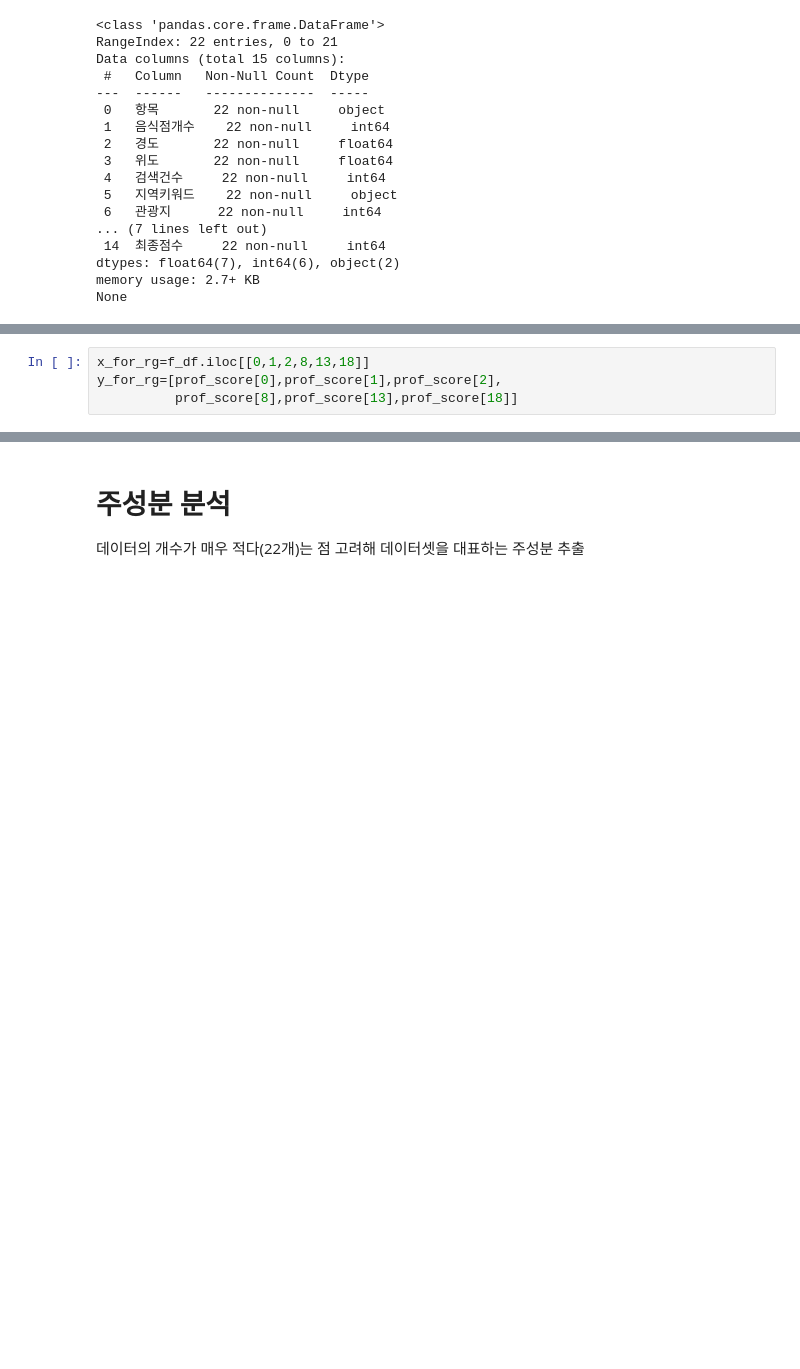
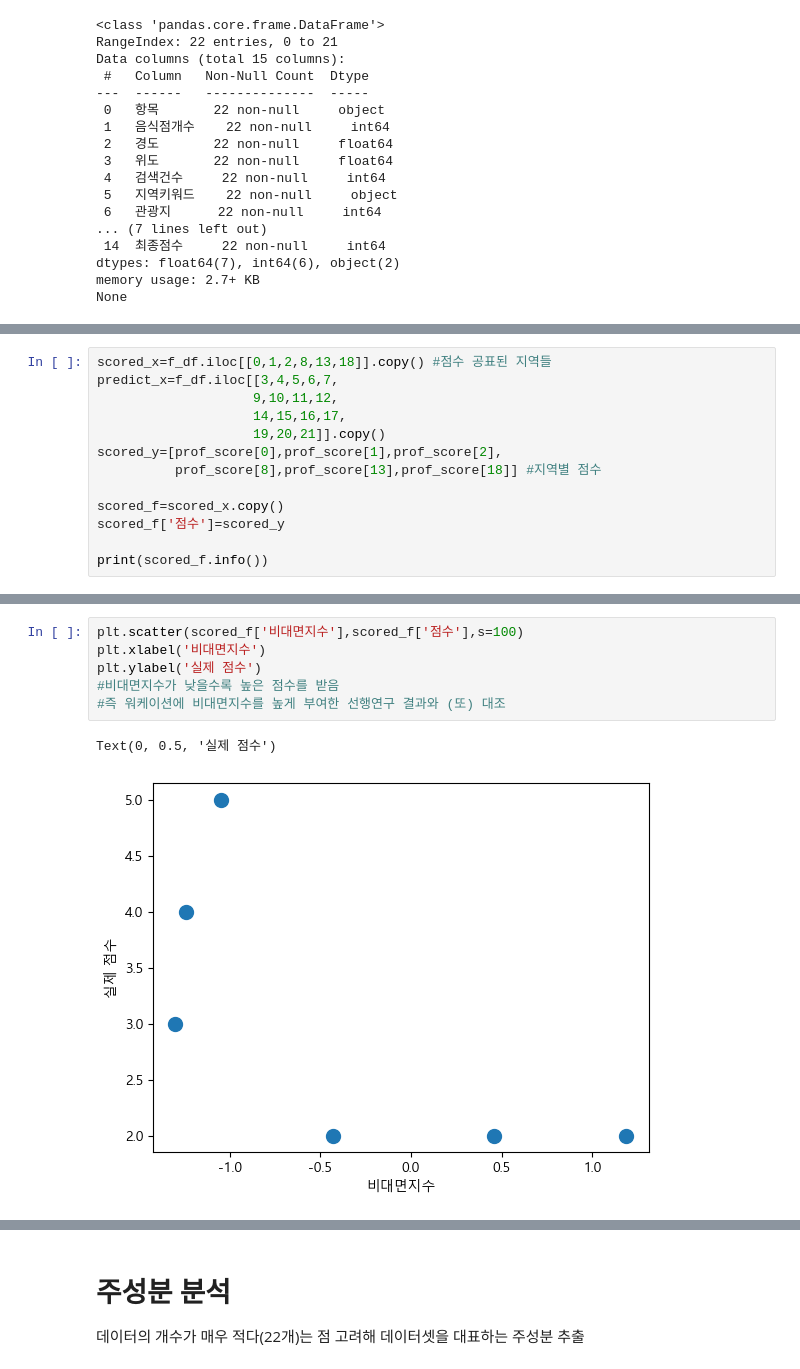
Before and after one commit to sheershay/ise-sr-project, a Jupyter notebook: clustering/clustering.ipynb, the cells around one changed output, grey strips where cells are left out. Saved outputs shown, nothing was run; the diff lists cells and outputs as text; blank space fills up the shorter version.

```diff
--- a/clustering/clustering.ipynb
+++ b/clustering/clustering.ipynb
@@ -373,4 +356,13 @@ None
 # %%
-x_for_rg=f_df.iloc[[0,1,2,8,13,18]]
-y_for_rg=[prof_score[0],prof_score[1],prof_score[2],
-          prof_score[8],prof_score[13],prof_score[18]]
+scored_x=f_df.iloc[[0,1,2,8,13,18]].copy() #점수 공표된 지역들
+predict_x=f_df.iloc[[3,4,5,6,7,
+                    9,10,11,12,
+                    14,15,16,17,
+                    19,20,21]].copy()
+scored_y=[prof_score[0],prof_score[1],prof_score[2],
+          prof_score[8],prof_score[13],prof_score[18]] #지역별 점수
+
+scored_f=scored_x.copy()
+scored_f['점수']=scored_y
+
+print(scored_f.info())
@@ -377,2 +387,11 @@ y_for_rg=[prof_score[0],prof_score[1],prof_score[2],
+# %%
+plt.scatter(scored_f['비대면지수'],scored_f['점수'],s=100)
+plt.xlabel('비대면지수')
+plt.ylabel('실제 점수')
+#비대면지수가 낮을수록 높은 점수를 받음
+#즉 워케이션에 비대면지수를 높게 부여한 선행연구 결과와 (또) 대조
+# %% [output]
+Text(0, 0.5, '실제 점수')
+[figure, added]
 # %%
 lr=LinearRegression()
```
Also changed, not shown: parts of 16 cells of this notebook, 1 other file.
